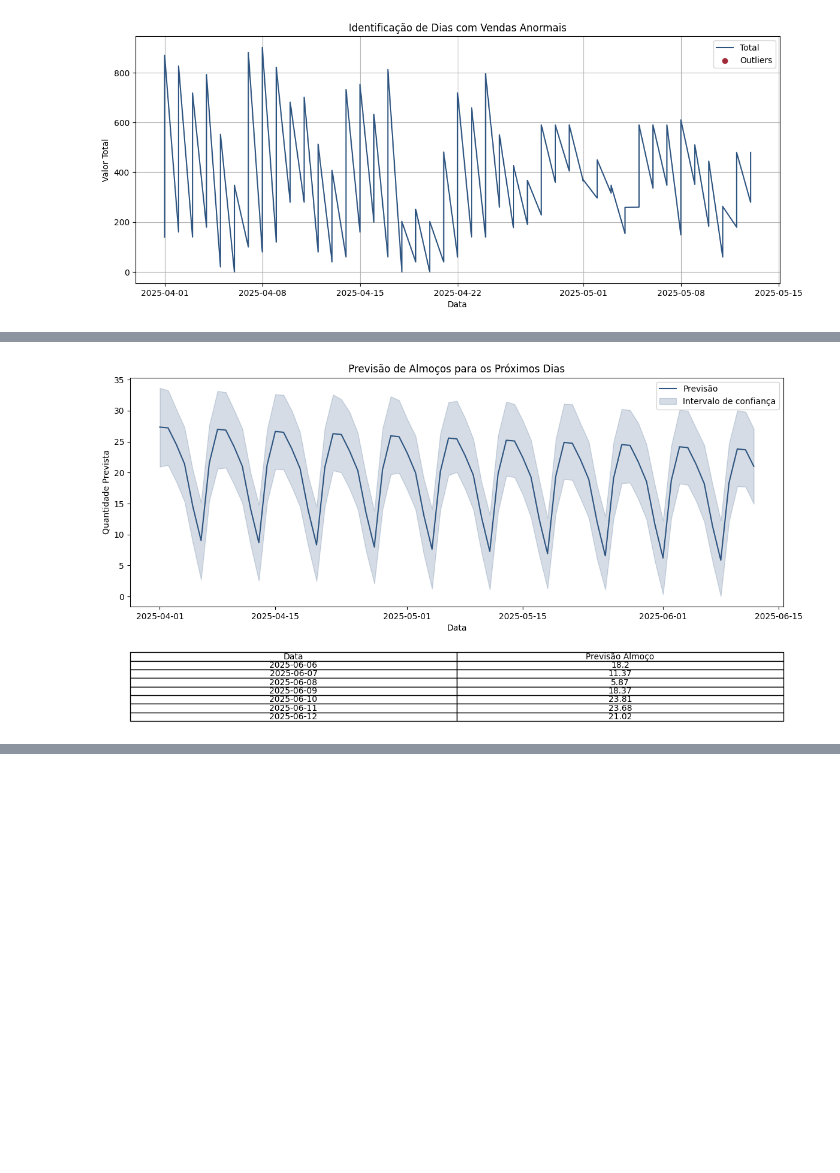
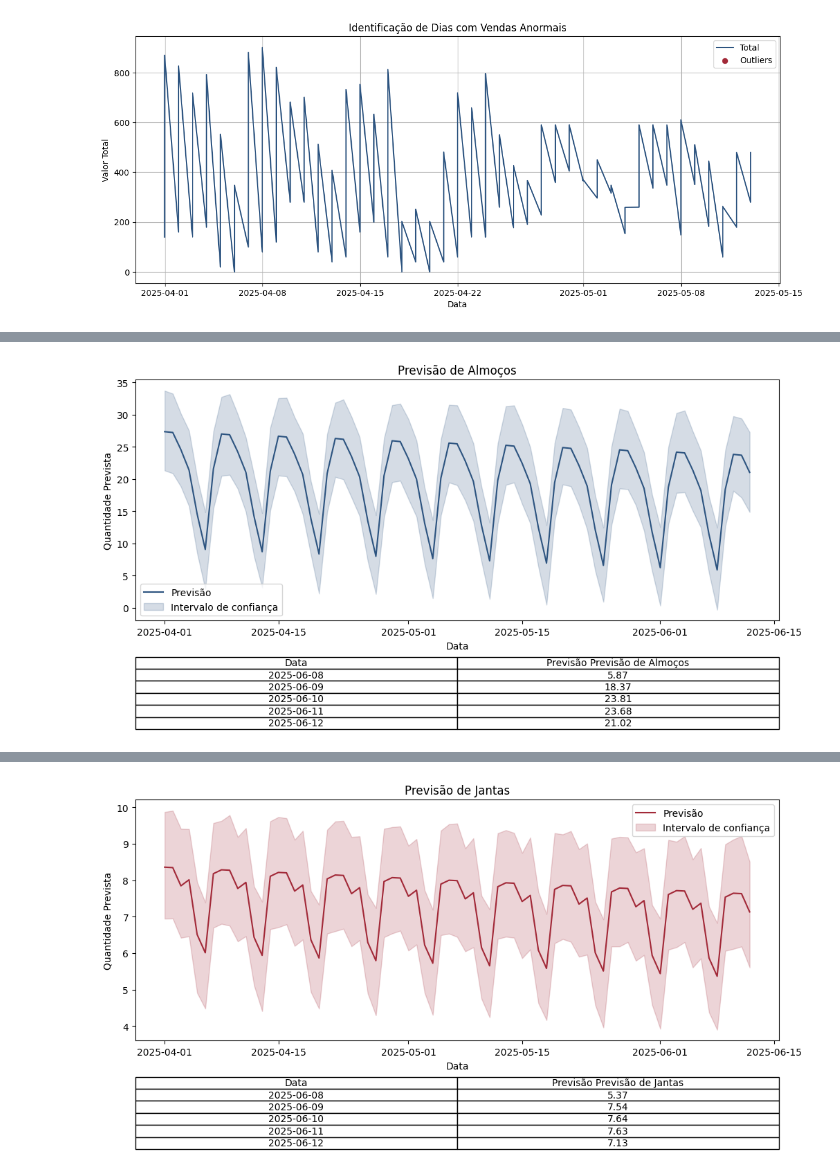
Before and after one commit to rafa-trindade/dashboard-elisaagro, a Jupyter notebook: notebooks/eda.ipynb, the cells around one changed output, grey strips where cells are left out. Cells and saved outputs as stored; diff of their text form; code cells hidden in the pictures; blank space fills up the shorter version.

```diff
--- a/notebooks/eda.ipynb
+++ b/notebooks/eda.ipynb
@@ -91,5 +103,3 @@ util.lista_valores_unicos(df_filtrado, 'fazenda')
 |  | Coluna | Categoria | Cardinalidade | Porcentagem |
 | 0 | fazenda | Santa Elisa | 43 | 50.00% |
 | 1 | fazenda | Silo | 43 | 50.00% |
-# %%
-df_filtrado.columns = df_filtrado.columns.str.strip().str.lower()
@@ -832,8 +495,10 @@ plt.show()
 # %% [markdown]
 ### Calor do volume total de refeições por dia da semana e fazenda
 # %%
-# 021.
-# Preparar dados
+# Criar qtd_total somando tipos de refeição (se não existir)
+if 'qtd_total' not in df.columns:
+    df['qtd_total'] = df[['almoco', 'janta', 'cafe', 'lanche']].sum(axis=1)
+
 df['dia_semana'] = df['data'].dt.day_name()
 df['dia_semana'] = df['dia_semana'].map({
     'Monday': 'Segunda-feira',
@@ -846,12 +511,14 @@ df['dia_semana'] = df['dia_semana'].map({
 })
 
 pivot_table = df.pivot_table(index='fazenda', columns='dia_semana',
-                              values='qtd_total', aggfunc='mean')
+                             values='qtd_total', aggfunc='mean')
 
 dias_ordenados_pt = ['Segunda-feira', 'Terça-feira', 'Quarta-feira', 'Quinta-feira', 'Sexta-feira', 'Sábado', 'Domingo']
 pivot_table = pivot_table[dias_ordenados_pt]
 
-# Plotar heatmap + tabela
+import seaborn as sns
+import matplotlib.pyplot as plt
+
 fig, ax = plt.subplots(figsize=(12, 8))
 
 sns.heatmap(pivot_table, annot=True, fmt=".0f", cmap='RdBu', ax=ax)
@@ -1485,38 +591,45 @@ plt.show()
 # %%
 from prophet import Prophet
 
-# Série de almoço
-df_almoco = df_filtrado.groupby('data')['almoco'].sum().reset_index()
-df_almoco.columns = ['ds', 'y']
+def prever_e_plotar(df, coluna, titulo, cor):
+    # Agrupa por data somando a coluna desejada
+    df_serie = df.groupby('data')[coluna].sum().reset_index()
+    df_serie.columns = ['ds', 'y']
 
-modelo_almoco = Prophet()
-modelo_almoco.fit(df_almoco)
+    # Cria e treina o modelo Prophet
+    modelo = Prophet()
+    modelo.fit(df_serie)
 
-futuro_almoco = modelo_almoco.make_future_dataframe(periods=30)
-previsao_almoco = modelo_almoco.predict(futuro_almoco)
+    # Gera datas futuras (30 dias)
+    futuro = modelo.make_future_dataframe(periods=30)
+    previsao = modelo.predict(futuro)
 
-# Gráfico com cor personalizada
-plt.figure(figsize=(12, 6))
-plt.plot(previsao_almoco['ds'], previsao_almoco['yhat'], color=util.barra_azul, label='Previsão')
-plt.fill_between(previsao_almoco['ds'], previsao_almoco['yhat_lower'], previsao_almoco['yhat_upper'],
-                 color=util.barra_azul, alpha=0.2, label='Intervalo de confiança')
-plt.title('Previsão de Almoços para os Próximos Dias')
-plt.xlabel('Data')
-plt.ylabel('Quantidade Prevista')
-plt.legend()
-plt.tight_layout()
+    # Plotagem do gráfico com intervalo de confiança
+    plt.figure(figsize=(12, 6))
+    plt.plot(previsao['ds'], previsao['yhat'], color=cor, label='Previsão')
+    plt.fill_between(previsao['ds'], previsao['yhat_lower'], previsao['yhat_upper'],
+                     color=cor, alpha=0.2, label='Intervalo de confiança')
+    plt.title(titulo)
+    plt.xlabel('Data')
+    plt.ylabel('Quantidade Prevista')
+    plt.legend()
 
-# Tabela com os últimos 7 dias previstos
-tabela_prev_almoco = previsao_almoco[['ds', 'yhat']].tail(7).copy()
-tabela_prev_almoco['ds'] = tabela_prev_almoco['ds'].dt.strftime('%Y-%m-%d')
-tabela_prev_almoco['yhat'] = tabela_prev_almoco['yhat'].round(2)
+    # Tabela com os últimos 7 dias previstos
+    tabela_prev = previsao[['ds', 'yhat']].tail(5).copy()
+    tabela_prev['ds'] = tabela_prev['ds'].dt.strftime('%Y-%m-%d')
+    tabela_prev['yhat'] = tabela_prev['yhat'].round(2)
 
-plt.table(cellText=tabela_prev_almoco.values,
-          colLabels=['Data', 'Previsão Almoço'],
-          cellLoc='center',
-          loc='bottom',
-          bbox=[0, -0.5, 1, 0.3])
+    plt.table(cellText=tabela_prev.values,
+              colLabels=['Data', f'Previsão {titulo}'],
+              cellLoc='center',
+              loc='bottom',
+              bbox=[0.0, -0.45, 1.0, 0.3])
+    plt.subplots_adjust(bottom=0.3)
+    plt.show()
 
-plt.subplots_adjust(bottom=0.3)
-plt.show()
+# Chamar a função para cada tipo
+prever_e_plotar(df_filtrado, 'almoco', 'Previsão de Almoços', util.barra_azul)
+prever_e_plotar(df_filtrado, 'janta', 'Previsão de Jantas', util.barra_vermelha)
+prever_e_plotar(df_filtrado, 'cafe', 'Previsão de Cafés', 'green')
+prever_e_plotar(df_filtrado, 'lanche', 'Previsão de Lanches', 'orange')
 # %% [output]
@@ -1525 +638 @@ plt.show()
-[figure, old version]
+[figure, new version]
@@ -1525,0 +641 @@ plt.show()
+[figure, added]
```
Also changed, not shown: parts of 98 cells of this notebook.
